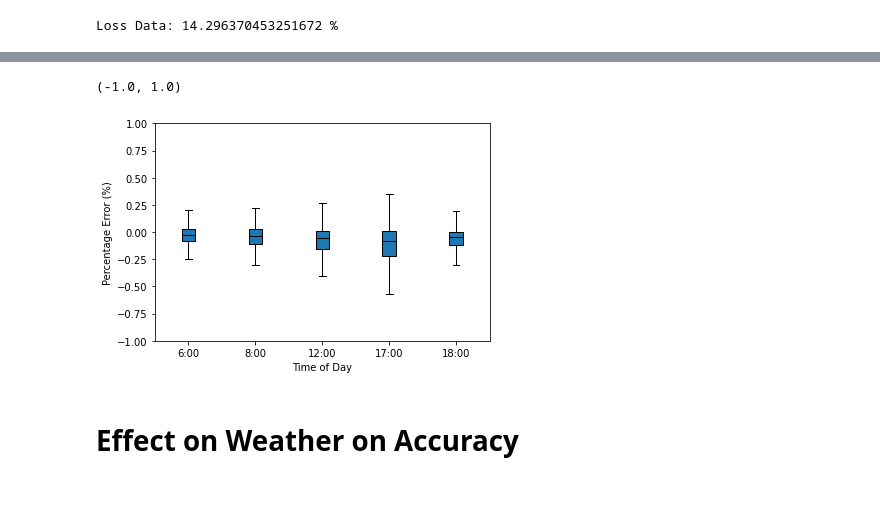
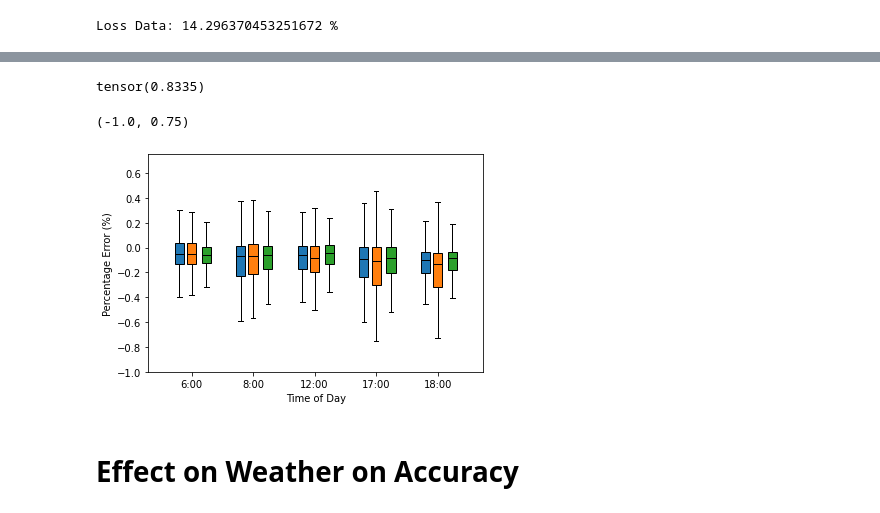
Before and after one commit to gjamesgoenawan/deep-dtt-estimation, a Jupyter notebook: demo_visualization.ipynb, the cells around one changed output, grey strips where cells are left out. Saved outputs shown, nothing was run; the diff lists cells and outputs as text; code cells hidden in the pictures.

```diff
--- a/demo_visualization.ipynb
+++ b/demo_visualization.ipynb
@@ -314,0 +318,20 @@ STD  at every lighting condition: [0.6828, 0.7272, 0.6933, 0.6018, 0.646]
+# %%
+time_variation_dataset = []
+for i in range(1,6):
+    if i in [1,2,5]:
+        a = [3]
+    else:
+        a = [1,2,3]
+    time_variation_dataset.append(load_compiled_data(ts=[i], ws=[1,3,4,5], rs=a, offset=offset, divider=divider, trajectory_threshold=trajectory_threshold, output_directory='output/object_detector', inference_mode=False, device=device, verbose=False))
+
+single_exclusive_x = [torch.cat((torch.stack((data['single']['cam_1']['x'], torch.zeros(data['single']['cam_1']['x'].shape, device=data['single']['cam_1']['x'].device))), torch.stack((torch.zeros(data['single']['cam_2']['x'].shape, device=data['single']['cam_2']['x'].device), data['single']['cam_2']['x']))), dim=1) for data in time_variation_dataset]
+single_exclusive_y = [torch.cat((data['single']['cam_1']['y'], data['single']['cam_2']['y'])) for data in time_variation_dataset]
+
+dual_exclusive_x = [torch.stack((data['dual']['cam_1']['x'], data['dual']['cam_2']['x'])) for data in time_variation_dataset]
+dual_exclusive_y = [data['dual']['cam_1']['y'] for data in time_variation_dataset]
+
+# inference
+single_exclusive_result = [(model(single_exclusive_x[i]) - single_exclusive_y[i][:, 0]) * 100 / single_exclusive_y[i][:, 0]
+                           for i in range(len(single_exclusive_x))]
+dual_exclusive_result = [(model(dual_exclusive_x[i]) - dual_exclusive_y[i][:, 0]) * 100 / dual_exclusive_y[i][:, 0]
+                         for i in range(len(dual_exclusive_x))]
@@ -315,28 +362,54 @@ STD  at every lighting condition: [0.6828, 0.7272, 0.6933, 0.6018, 0.646]
+# %%
+# Ratio of data that has detections in both views
+torch.cat([torch.tensor(i.shape) for i in dual_exclusive_result]).sum() / torch.cat([torch.tensor(i.shape) for i in combination_result]).sum()
+# %% [output]
+tensor(0.8335)
 # %%
-fig, ax = plt.subplots(1,1)
-bp = ax.boxplot(err, widths=0.2, patch_artist = True)
+fig, ax = plt.subplots(1, 1)
+bp = ax.boxplot([i.cpu().numpy() for i in combination_result], widths=0.15, patch_artist=True, positions = [i - 0.20 for i in range(len(dual_exclusive_result))])
+bps = ax.boxplot([i.cpu().numpy() for i in single_exclusive_result], widths=0.15, patch_artist=True, positions = [i for i in range(len(dual_exclusive_result))])
+bpd = ax.boxplot([i.cpu().numpy() for i in dual_exclusive_result], widths=0.15, patch_artist=True, positions = [i + 0.24 for i in range(len(dual_exclusive_result))])
 
-#ax.set_title('Effect of Lighting Condition on Prediction Accuracy')
 ax.set_xlabel('Time of Day')
 ax.set_ylabel('Percentage Error (%)')
 
 for flier in bp['fliers']:
-    flier.set(marker ='x',
-              color =colors[0],
-              alpha = 0.0)
-
+    flier.set(marker='x',
+              color=colors[0],
+              alpha=0.0)
 for patch in bp['boxes']:
     patch.set_facecolor(colors[0])
+for median in bp['medians']:
+    median.set(color='black',
+               linewidth=1)
 
-for median in bp['medians']:
-    median.set(color ='black',
-               linewidth = 1)
+for flier in bps['fliers']:
+    flier.set(marker='x',
+              color=colors[0],
+              alpha=0.0)
+for patch in bps['boxes']:
+    patch.set_facecolor(colors[1])
+for median in bps['medians']:
+    median.set(color='black',
+               linewidth=1)
 
+for flier in bpd['fliers']:
+    flier.set(marker='x',
+              color=colors[0],
+              alpha=0.0)
+for patch in bpd['boxes']:
+    patch.set_facecolor(colors[2])
+for median in bpd['medians']:
+    median.set(color='black',
+               linewidth=1)
+
+ax.set_xticks([0,1,2,3,4])
 ax.set_xticklabels(['6:00', '8:00', '12:00', '17:00', '18:00'])
-ax.set_ylim(-1,1)
+
+ax.set_ylim(-1, 0.75)
 # %% [output]
-(-1.0, 1.0)
+(-1.0, 0.75)
-[figure, old version]
+[figure, new version]
 # %%
 fig.savefig("images/time_vs_accuracy.png", dpi=300)
 # %% [markdown]
```
Also changed, not shown: parts of 56 cells of this notebook, 7 other files.
